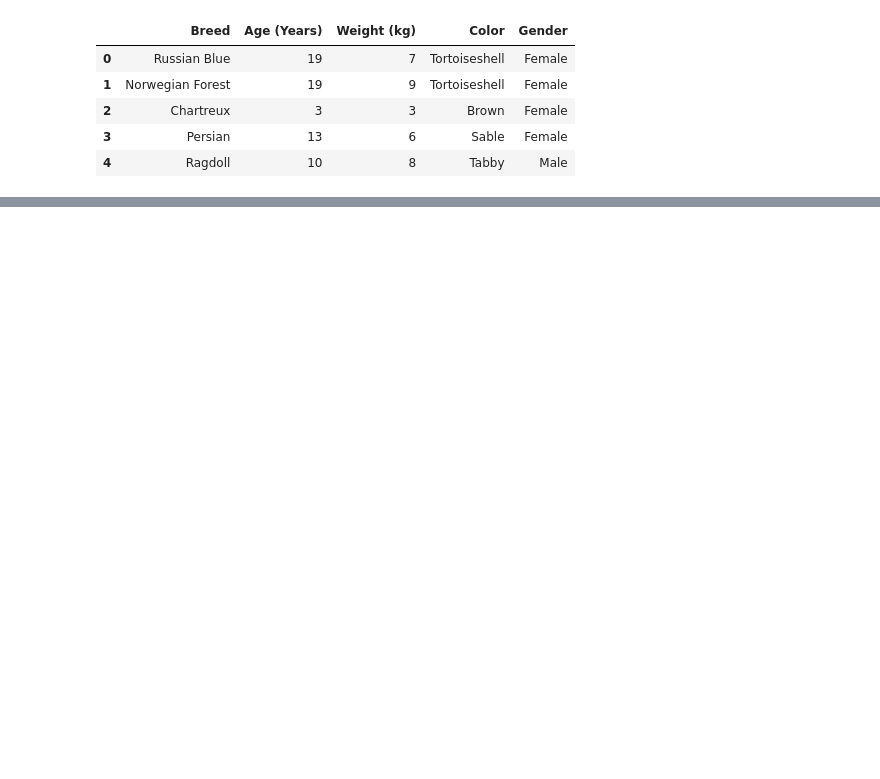
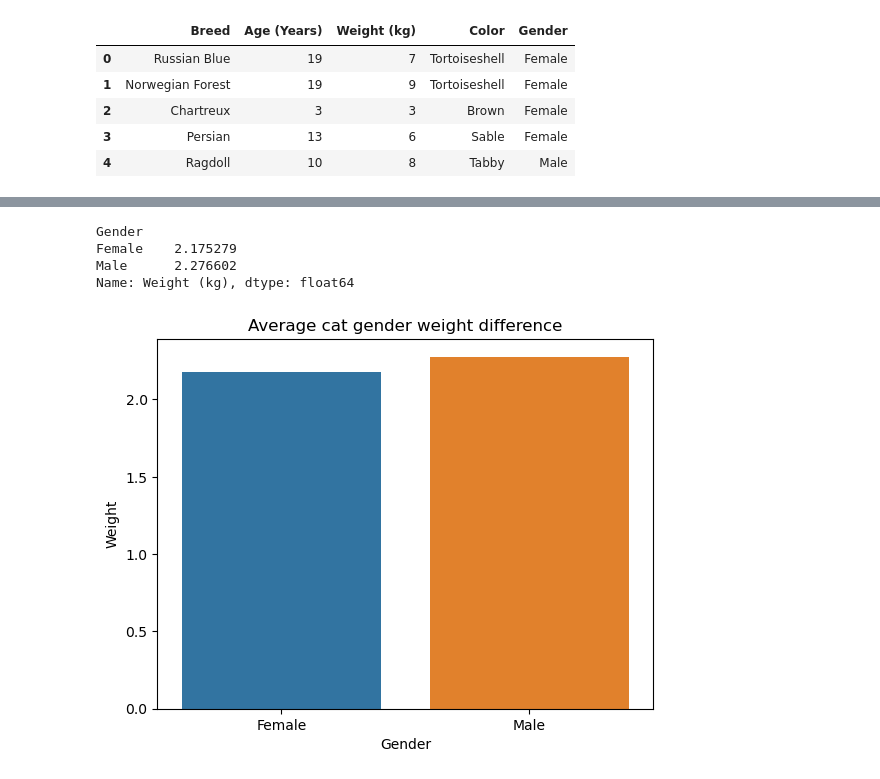
Before and after one commit to build-summer-2024/async-teal-JackyC-final-project, a Jupyter notebook: final_project.ipynb, the cells around one changed output, grey strips where cells are left out. Saved outputs shown, nothing was run; the diff lists cells and outputs as text; code cells hidden in the pictures; blank space fills up the shorter version.

```diff
--- a/final_project.ipynb
+++ b/final_project.ipynb
@@ -74,0 +60,14 @@ Name: Age (Years), dtype: int64
+# %%
+gender_std = cat_data.groupby("Gender")["Weight (kg)"].std()
+print(gender_std)
+seaborn.barplot(x=gender_std.index,y=gender_std)
+plt.xlabel("Gender")
+plt.ylabel("Weight")
+plt.title("Average cat gender weight difference")
+plt.show()
+# %% [output]
+Gender
+Female    2.175279
+Male      2.276602
+Name: Weight (kg), dtype: float64
+[figure, added]
```
Also changed, not shown: parts of 13 cells of this notebook, 1 other file.
